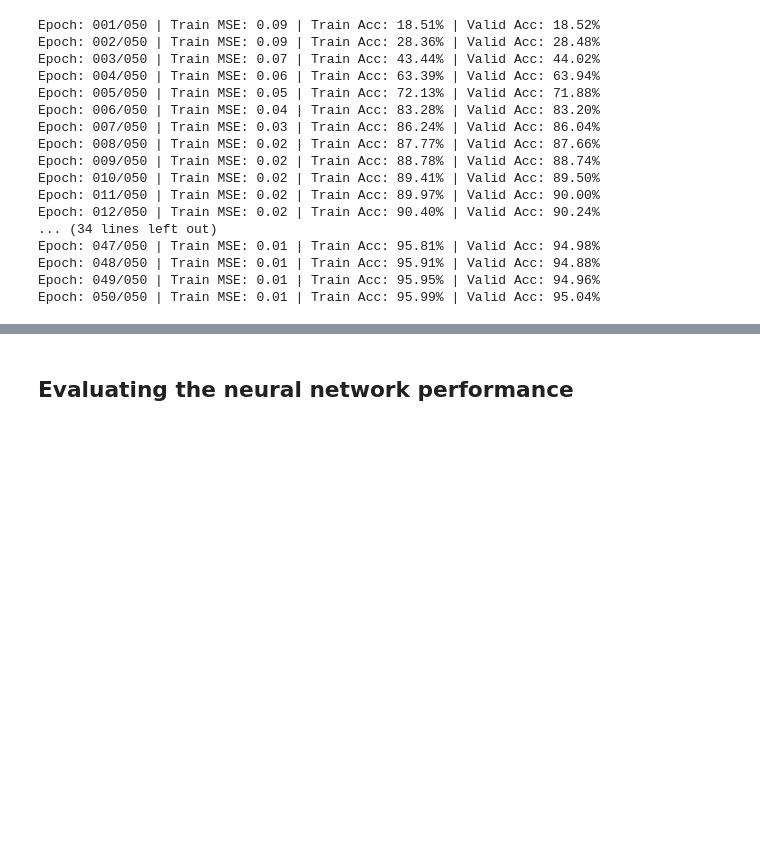
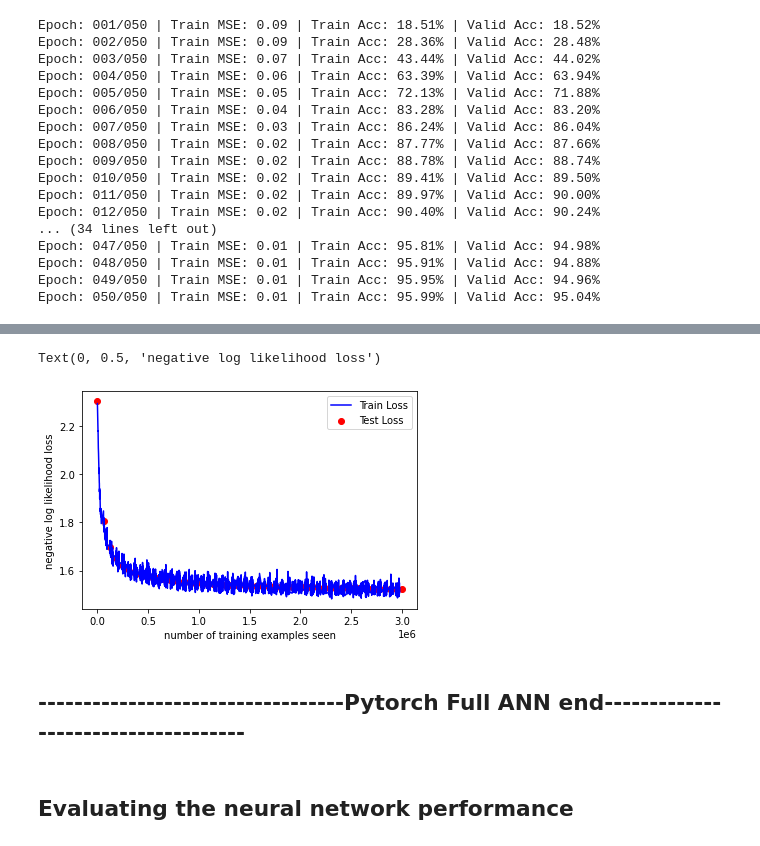
Before and after one commit to hilakhadad/ANN, a Jupyter notebook: ANN.ipynb, the cells around one changed output, grey strips where cells are left out. Saved outputs shown, nothing was run; the diff lists cells and outputs as text; code cells hidden in the pictures; blank space fills up the shorter version.

Commit message:
pytorch one layer impl

```diff
--- a/ANN.ipynb
+++ b/ANN.ipynb
@@ -464,0 +467,31 @@ Epoch: 050/050 | Train MSE: 0.01 | Train Acc: 95.99% | Valid Acc: 95.04%
+# %%
+import torch
+import torchvision
+
+n_epochs = 50
+batch_size_train = 100
+batch_size_test = 100
+learning_rate = 0.1
+log_interval = 10
+
+random_seed = 1
+torch.backends.cudnn.enabled = False
+torch.manual_seed(random_seed)
+
+train_loader = torch.utils.data.DataLoader(
+  torchvision.datasets.MNIST('/files/', train=True, download=True,
+                             transform=torchvision.transforms.Compose([
+                               torchvision.transforms.ToTensor(),
+                               torchvision.transforms.Normalize(
+                                 (0.1307,), (0.3081,))
+                             ])),
+  batch_size=batch_size_train, shuffle=True)
+
+test_loader = torch.utils.data.DataLoader(
+  torchvision.datasets.MNIST('/files/', train=False, download=True,
+                             transform=torchvision.transforms.Compose([
+                               torchvision.transforms.ToTensor(),
+                               torchvision.transforms.Normalize(
+                                 (0.1307,), (0.3081,))
+                             ])),
+  batch_size=batch_size_test, shuffle=True)
@@ -465,3 +590,16 @@ Epoch: 050/050 | Train MSE: 0.01 | Train Acc: 95.99% | Valid Acc: 95.04%
+# %%
+from matplotlib import pyplot as plt
+fig = plt.figure()
+plt.plot(train_counter, train_losses, color='blue')
+plt.scatter(test_counter, test_losses, color='red')
+plt.legend(['Train Loss', 'Test Loss'], loc='upper right')
+plt.xlabel('number of training examples seen')
+plt.ylabel('negative log likelihood loss')
+# %% [output]
+Text(0, 0.5, 'negative log likelihood loss')
+[figure, added]
+# %% [markdown]
+## ----------------------------------Pytorch Full ANN  end------------------------------------
 # %% [markdown]
 ## Evaluating the neural network performance
 # %%
```
Also changed, not shown: parts of 6 cells of this notebook.
